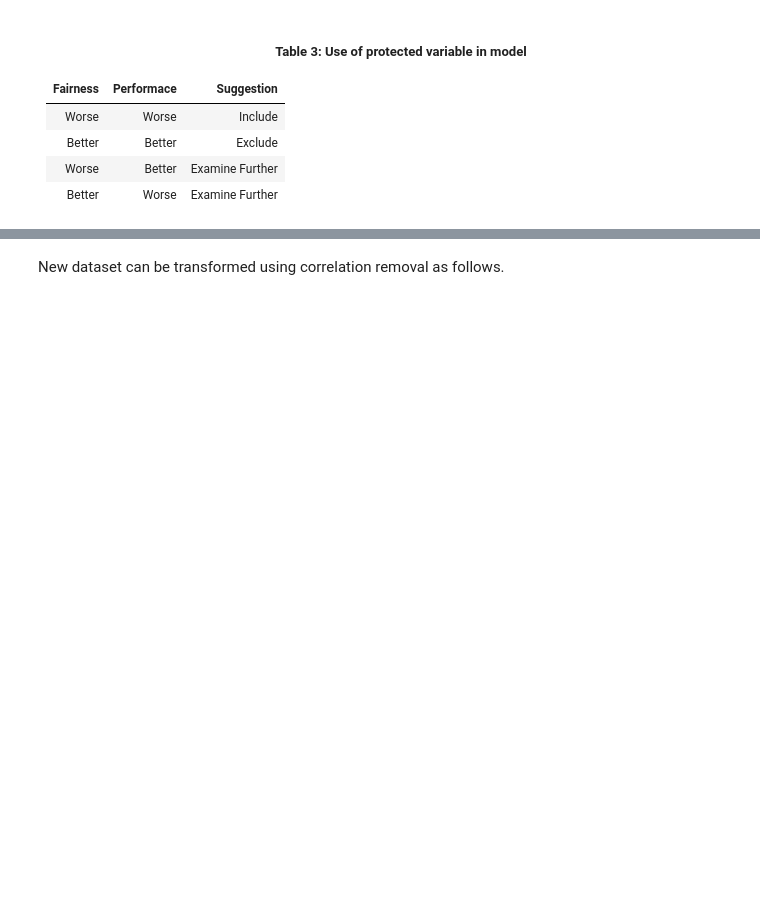
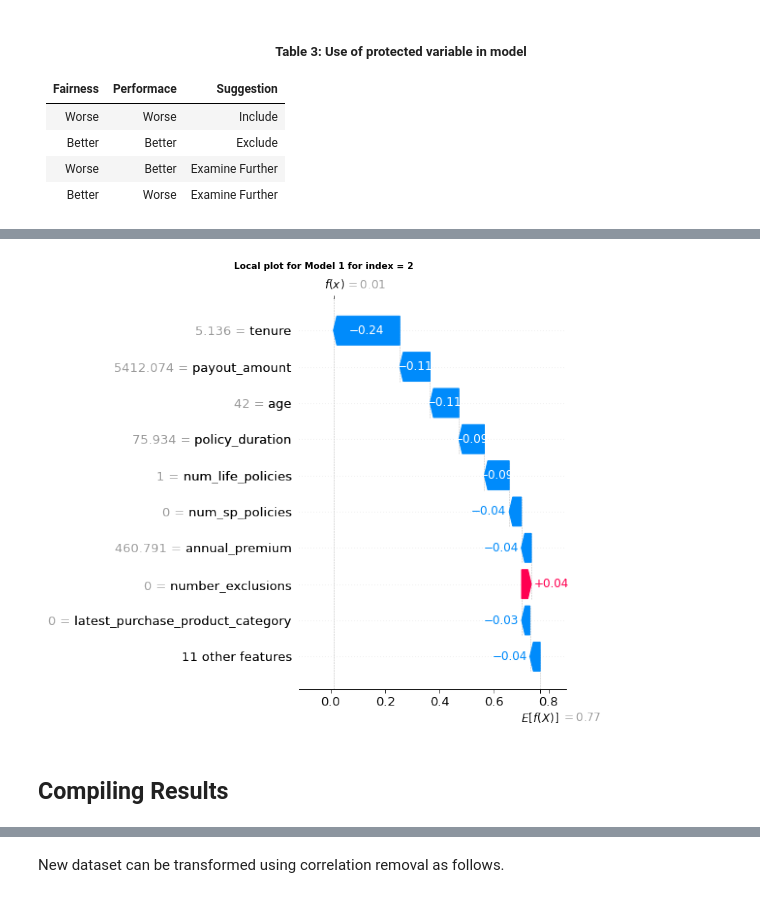
Before and after one commit to mas-veritas2/veritastool, a Jupyter notebook: veritastool/examples/PUW_demo.ipynb, the cells around one changed output, grey strips where cells are left out. Cells and saved outputs as stored; diff of their text form; code cells hidden in the pictures; blank space fills up the shorter version.

```diff
--- a/veritastool/examples/PUW_demo.ipynb
+++ b/veritastool/examples/PUW_demo.ipynb
@@ -120,0 +129,4 @@ print("Balanced Accuracy: {}".format(round(balanced_accuracy_score(y_true,test_p
+# %%
+model = puw["model"]
+model_name = "pred_underwriting"
+model_type = "classification"
@@ -130,0 +150,3 @@ from veritastool.usecases.predictive_underwriting import PredictiveUnderwriting
+# %%
+p_grp = {'gender': [[1]], 'race': [[1]], 'gender-race':'max_bias'} # Include intersectional fairness
+up_grp = {'gender': [[0]], 'race': [[2, 3]] }
@@ -132,8 +180,8 @@ from veritastool.usecases.predictive_underwriting import PredictiveUnderwriting
 ## Initializing Veritas Library
 # %%
 #Create Model Container
-container = ModelContainer(y_true,  p_grp, model_type, model_name, y_pred, y_prob, y_train_resampled, x_train=x_train_final, \
-                           x_test=x_test_final, model_object=gbc, up_grp=up_grp)
+container = ModelContainer(y_true,  p_grp, model_type, model_name, y_pred, y_prob, y_train, x_train=x_train, \
+                           x_test=x_test_final, model_object=model, up_grp=up_grp)
 # %% [markdown]
 <h5 align="center">Table 1: Model Container parameters   </h5>
 
@@ -153,7 +201,7 @@ container = ModelContainer(y_true,  p_grp, model_type, model_name, y_pred, y_pro
 | feature_imp | model          |    -          | list of feature imps for model| -   |No|
 # %%
 #Create Use Case Object
-pred_underwriting_obj= PredictiveUnderwriting(model_params = [container], fair_threshold = 80, fair_concern = "eligible", \
-                                              fair_priority = "benefit", fair_impact = "normal", fair_metric_type='difference', \
-                                              tran_index=[1,2,3], tran_max_sample = 1000, tran_max_display = 10, \
-                                              tran_pdp_feature = ['age','payout_amount'])
+pred_underwriting_obj= PredictiveUnderwriting(model_params = [container], fair_threshold = 80, fair_concern = "inclusive", \
+                                        fair_priority = "benefit", fair_impact = "normal", fair_metric_type='ratio',\
+                                               tran_index=[1,2,3], tran_max_sample = 50, tran_max_display = 10, \
+                                                      tran_pdp_feature = ['age','payout_amount'])
@@ -191,0 +335,7 @@ pred_underwriting_obj.feature_importance(correlation_threshold=0.7)
+# %%
+#get the local interpretability plot for specific row index and model
+pred_underwriting_obj.explain(local_index = 2)
+# %% [output]
+[figure, added]
+# %% [markdown]
+## Compiling Results
```
Also changed, not shown: parts of 48 cells of this notebook, 33 other files.
